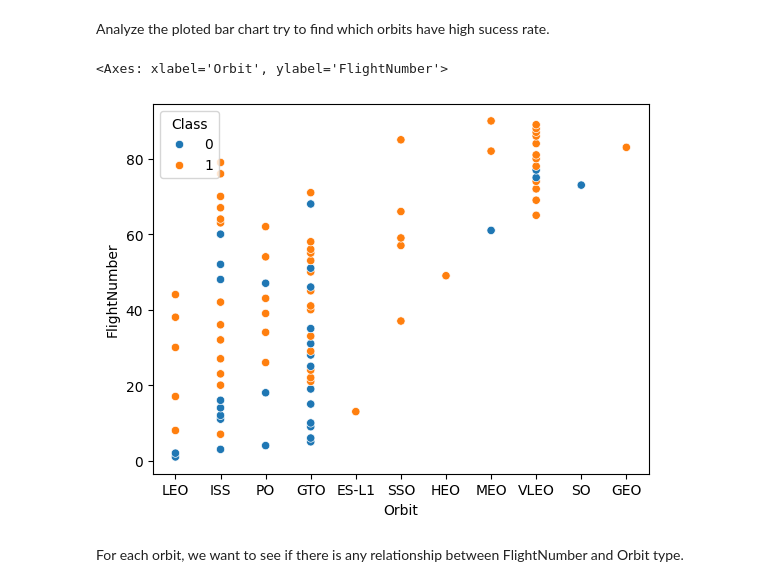
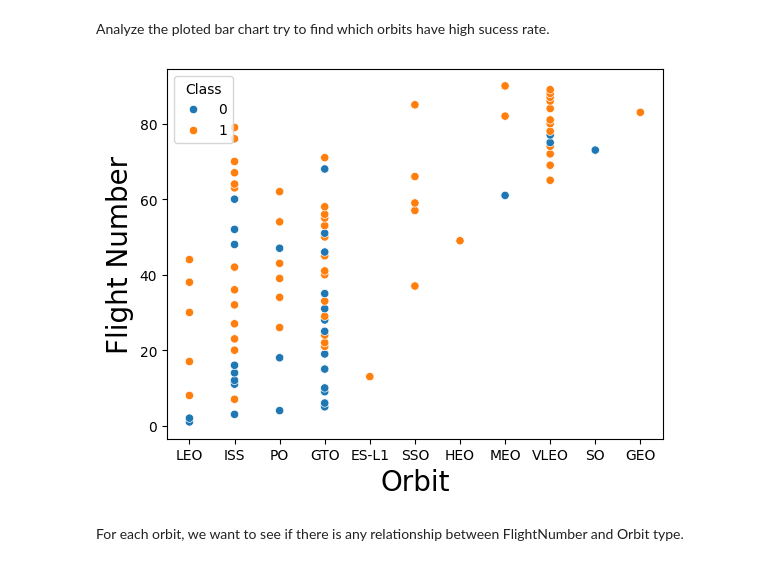
Before and after one commit to k0s3r40/coursera-data-science, a Jupyter notebook: applied_data_science_capstone/jupyter-labs-eda-dataviz.ipynb.jupyterlite.ipynb, the cells around one changed output. Drawn from its saved outputs; the diff is of its cells as text; code cells hidden in the pictures.

```diff
--- a/applied_data_science_capstone/jupyter-labs-eda-dataviz.ipynb.jupyterlite.ipynb
+++ b/applied_data_science_capstone/jupyter-labs-eda-dataviz.ipynb.jupyterlite.ipynb
@@ -155,9 +147,11 @@ Analyze the ploted bar chart try to find which orbits have high sucess rate.
 # %%
 ### TASK  4: Visualize the relationship between FlightNumber and Orbit type
 sns.scatterplot(x="Orbit", y="FlightNumber", hue="Class", data=df)
+plt.xlabel("Orbit", fontsize=20)
+plt.ylabel("Flight Number", fontsize=20)
+plt.show()
 # %% [output]
-<Axes: xlabel='Orbit', ylabel='FlightNumber'>
-[figure, old version]
+[figure, new version]
 # %% [markdown]
 For each orbit, we want to see if there is any relationship between FlightNumber and Orbit type.
 # %%
```
Also changed, not shown: parts of 6 cells of this notebook, 5 other files.
